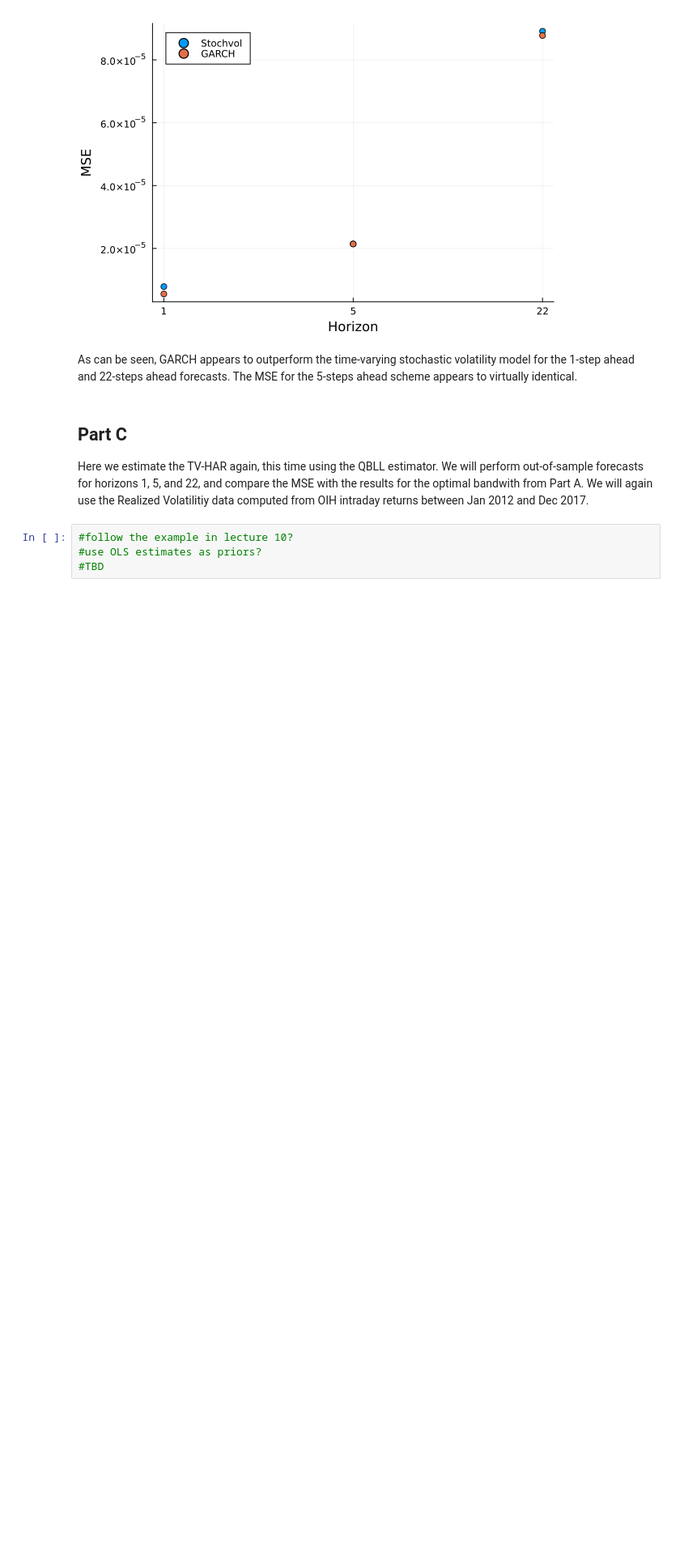
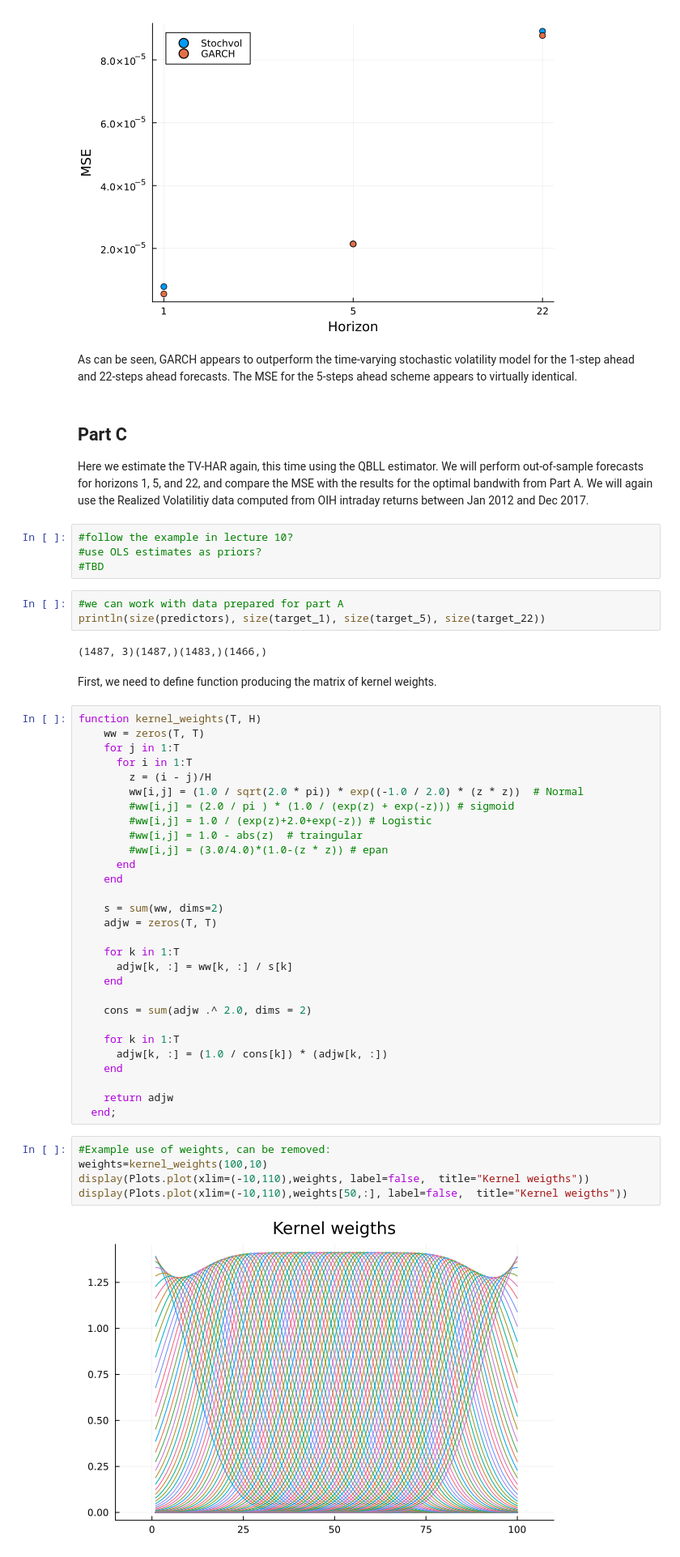
Before and after one commit to Matyas-Mattanelli/Financial-Econometrics-II, a Jupyter notebook: Project2.ipynb, the cells around one changed output. Shown at 81% size. Saved outputs shown, nothing was run; the diff lists cells and outputs as text; blank space fills up the shorter version.

```diff
--- a/Project2.ipynb
+++ b/Project2.ipynb
@@ -367,3 +358,46 @@ Here we estimate the TV-HAR again, this time using the QBLL estimator. We will p
 #follow the example in lecture 10?
 #use OLS estimates as priors?
 #TBD
+# %%
+#we can work with data prepared for part A
+println(size(predictors), size(target_1), size(target_5), size(target_22))
+# %% [output]
+(1487, 3)(1487,)(1483,)(1466,)
+# %% [markdown]
+First, we need to define function producing the matrix of kernel weights.
+# %%
+function kernel_weights(T, H)
+    ww = zeros(T, T)
+    for j in 1:T
+      for i in 1:T
+        z = (i - j)/H
+        ww[i,j] = (1.0 / sqrt(2.0 * pi)) * exp((-1.0 / 2.0) * (z * z))  # Normal
+        #ww[i,j] = (2.0 / pi ) * (1.0 / (exp(z) + exp(-z))) # sigmoid
+        #ww[i,j] = 1.0 / (exp(z)+2.0+exp(-z)) # Logistic
+        #ww[i,j] = 1.0 - abs(z)  # traingular
+        #ww[i,j] = (3.0/4.0)*(1.0-(z * z)) # epan
+      end
+    end
+
+    s = sum(ww, dims=2)
+    adjw = zeros(T, T)
+
+    for k in 1:T
+      adjw[k, :] = ww[k, :] / s[k]
+    end
+
+    cons = sum(adjw .^ 2.0, dims = 2)
+
+    for k in 1:T
+      adjw[k, :] = (1.0 / cons[k]) * (adjw[k, :])
+    end
+
+    return adjw
+  end;
+# %%
+#Example use of weights, can be removed:
+weights=kernel_weights(100,10)
+display(Plots.plot(xlim=(-10,110),weights, label=false,  title="Kernel weigths"))
+display(Plots.plot(xlim=(-10,110),weights[50,:], label=false,  title="Kernel weigths"))
+# %% [output]
+[figure, added]
```
Also changed, not shown: parts of 8 cells of this notebook.
